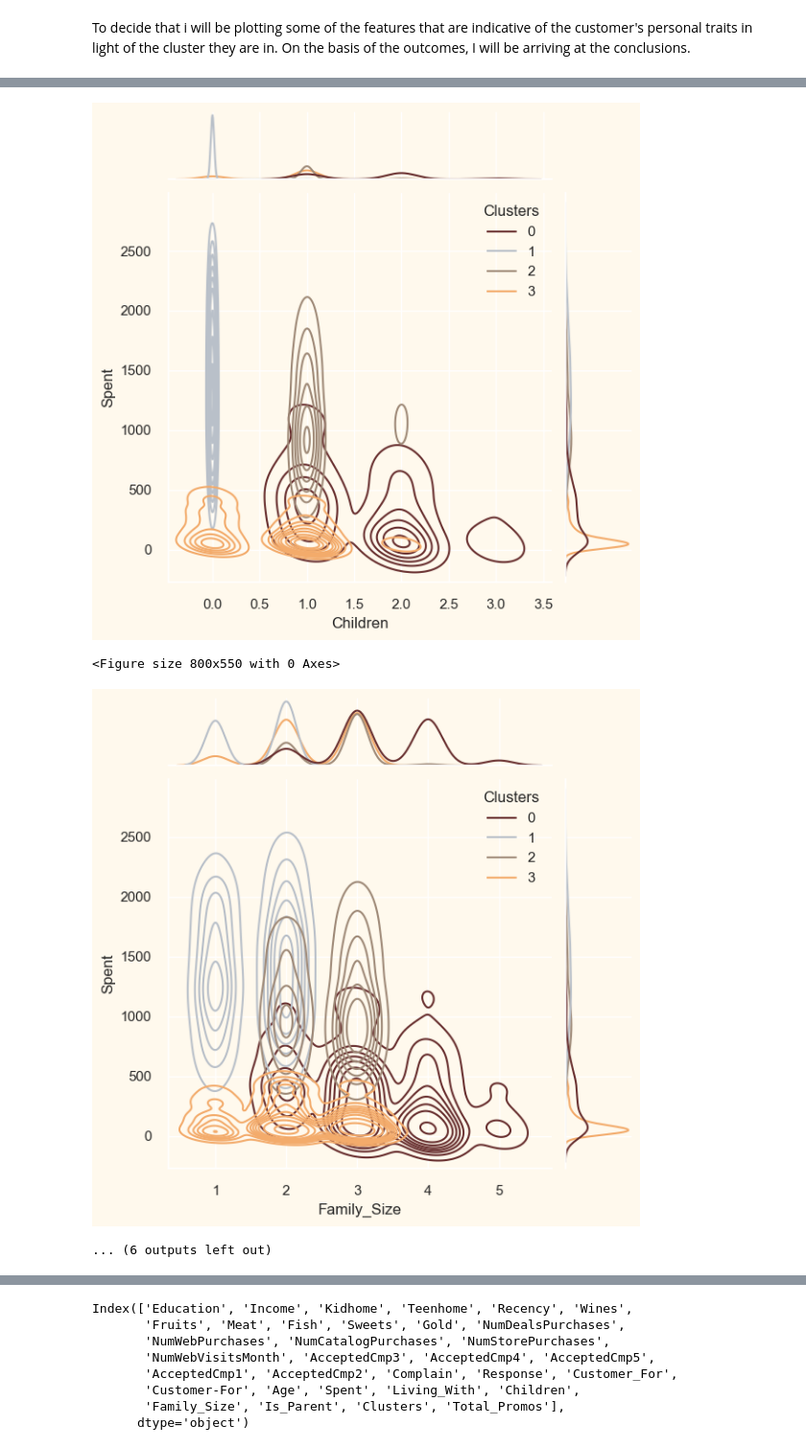
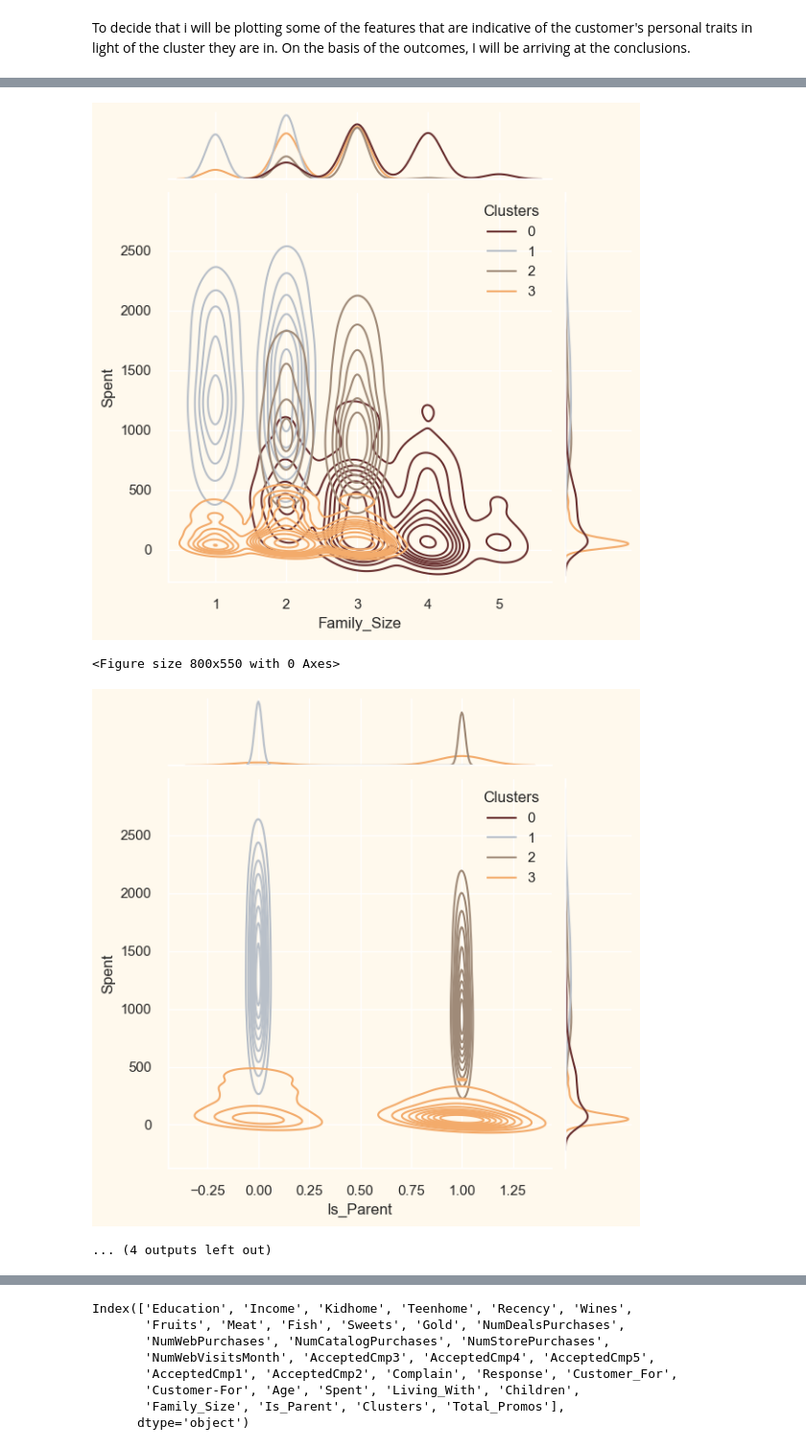
Before and after one commit to baohuy2209/customer-segmentation, a Jupyter notebook: k-means.ipynb, the cells around one changed output, grey strips where cells are left out. Shown at 96% size. Drawn from its saved outputs; the diff is of its cells as text; code cells hidden in the pictures.

```diff
--- a/k-means.ipynb
+++ b/k-means.ipynb
@@ -658,7 +658,7 @@ Now that we have formed the clusters and looked at their purchasing habbits. Let
 # %% [markdown]
 To decide that i will be plotting some of the features that are indicative of the customer's personal traits in light of the cluster they are in. On the basis of the outcomes, I will be arriving at the conclusions.
 # %%
-Personal=['Kidhome', 'Teenhome', 'Customer-For', 'Age', 'Children', 'Family_Size', 'Is_Parent', 'Education', 'Living_With']
+Personal=['Kidhome', 'Teenhome', 'Age', 'Children', 'Family_Size', 'Is_Parent', 'Education', 'Living_With']
 for i in Personal:
     plt.figure()
     sns.jointplot(x=data[i], y=data['Spent'], hue=data['Clusters'], kind='kde', palette=pal)
@@ -675,5 +675,5 @@ for i in Personal:
 <Figure size 800x550 with 0 Axes>
-[figure, old version]
+[figure, new version]
 <Figure size 800x550 with 0 Axes>
-[figure, old version]
+[figure, new version]
-... (6 outputs left out)
+... (4 outputs left out)
```
Also changed, not shown: parts of 15 cells of this notebook, 5 other files.
